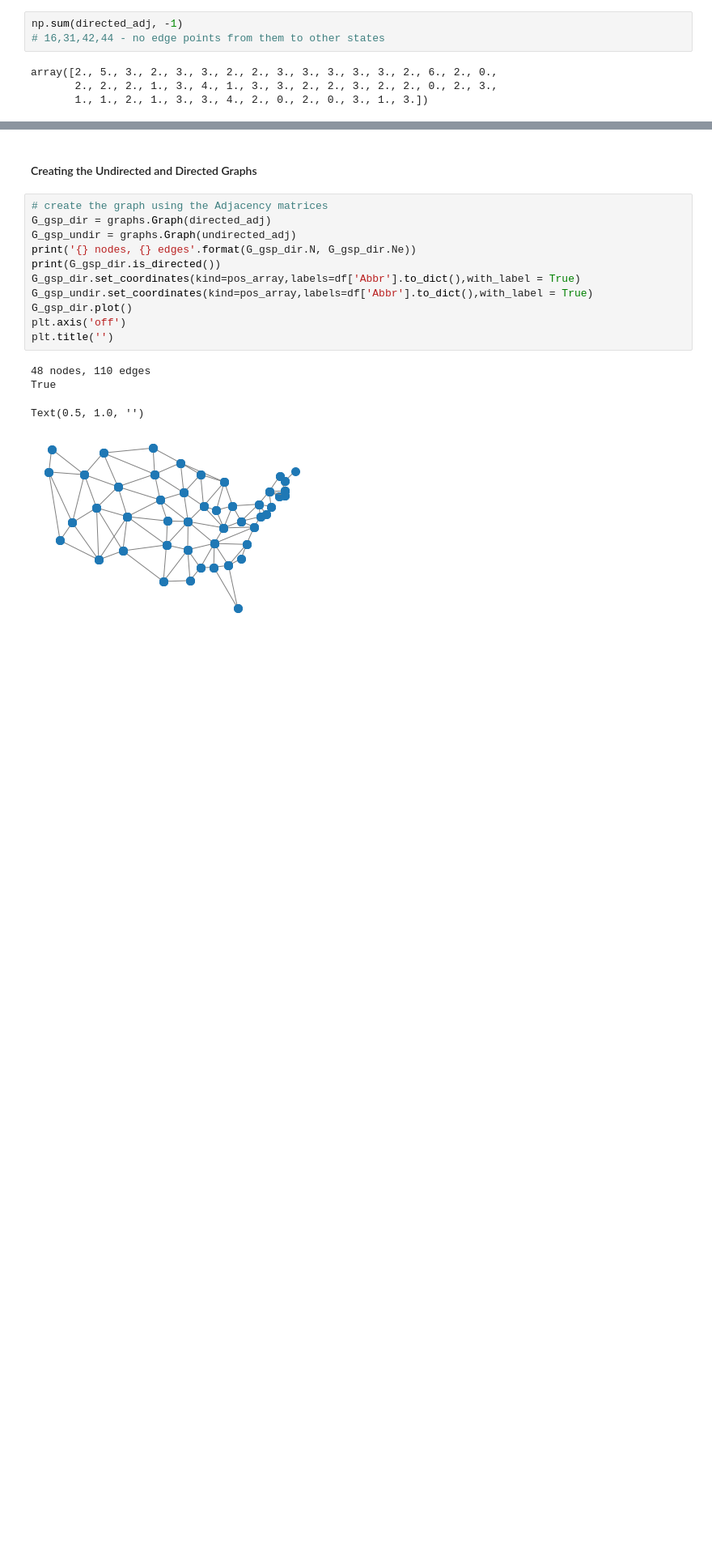
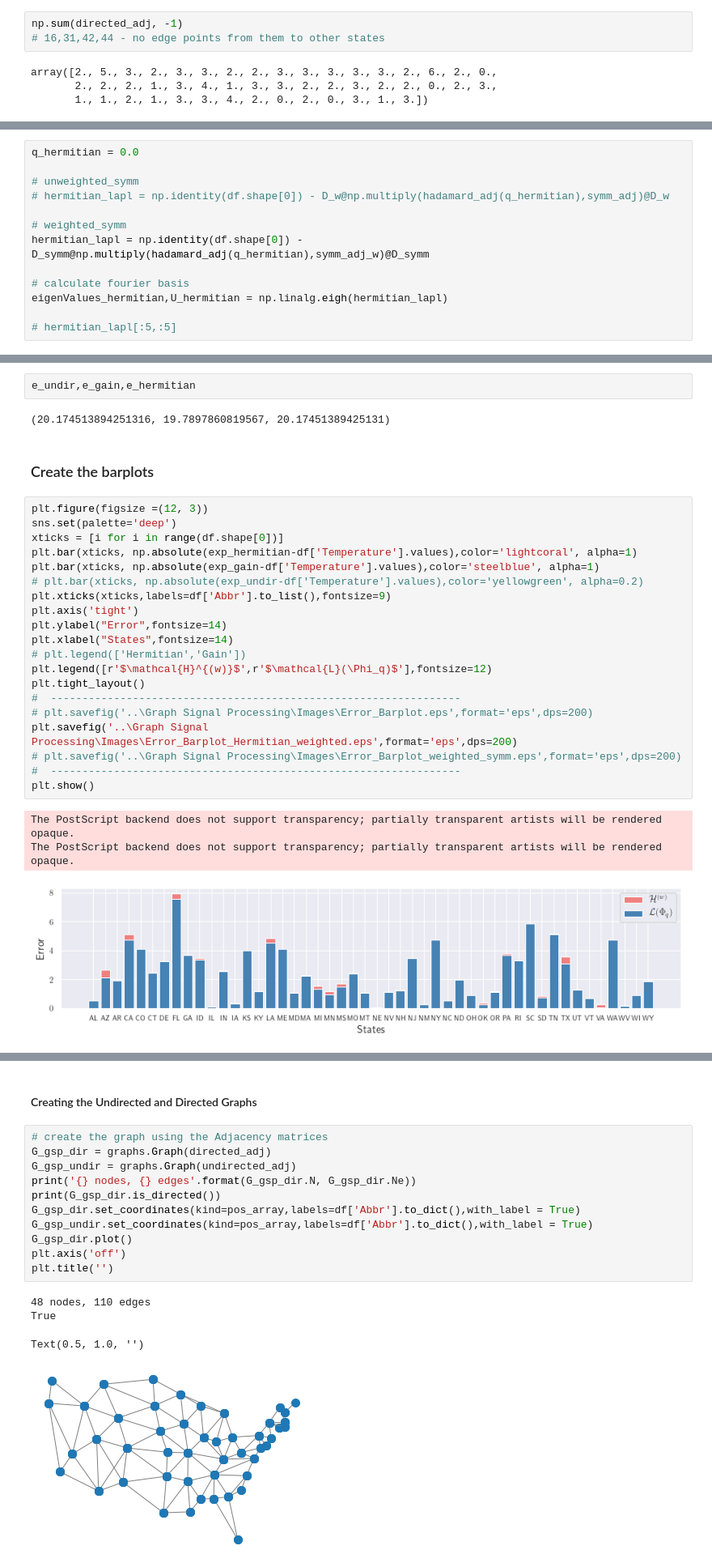
Before and after one commit to KumarNavish/graph-signal-processing, a Jupyter notebook: Graph Signal Processing on Gain Graphs.ipynb, the cells around one changed output, grey strips where cells are left out. Shown: that part at 81% size. Saved outputs shown, nothing was run; the diff lists cells and outputs as text; blank space fills up the shorter version.

```diff
--- a/Graph Signal Processing on Gain Graphs.ipynb
+++ b/Graph Signal Processing on Gain Graphs.ipynb
@@ -91,0 +187,13 @@ df[df.index == 31]
+# %%
+q_hermitian = 0.0
+
+# unweighted_symm
+# hermitian_lapl = np.identity(df.shape[0]) - D_w@np.multiply(hadamard_adj(q_hermitian),symm_adj)@D_w
+
+# weighted_symm
+hermitian_lapl = np.identity(df.shape[0]) - D_symm@np.multiply(hadamard_adj(q_hermitian),symm_adj_w)@D_symm
+
+# calculate fourier basis
+eigenValues_hermitian,U_hermitian = np.linalg.eigh(hermitian_lapl)
+
+# hermitian_lapl[:5,:5]
@@ -91,0 +284,30 @@ df[df.index == 31]
+# %%
+e_undir,e_gain,e_hermitian
+# %% [output]
+(20.174513894251316, 19.7897860819567, 20.17451389425131)
+# %% [markdown]
+### Create the barplots
+# %%
+plt.figure(figsize =(12, 3))
+sns.set(palette='deep')
+xticks = [i for i in range(df.shape[0])]
+plt.bar(xticks, np.absolute(exp_hermitian-df['Temperature'].values),color='lightcoral', alpha=1)
+plt.bar(xticks, np.absolute(exp_gain-df['Temperature'].values),color='steelblue', alpha=1)
+# plt.bar(xticks, np.absolute(exp_undir-df['Temperature'].values),color='yellowgreen', alpha=0.2)
+plt.xticks(xticks,labels=df['Abbr'].to_list(),fontsize=9)
+plt.axis('tight')
+plt.ylabel("Error",fontsize=14)
+plt.xlabel("States",fontsize=14)
+# plt.legend(['Hermitian','Gain'])
+plt.legend([r'$\mathcal{H}^{(w)}$',r'$\mathcal{L}(\Phi_q)$'],fontsize=12)
+plt.tight_layout()
+#  -----------------------------------------------------------------
+# plt.savefig('..\Graph Signal Processing\Images\Error_Barplot.eps',format='eps',dps=200)
+plt.savefig('..\Graph Signal Processing\Images\Error_Barplot_Hermitian_weighted.eps',format='eps',dps=200)
+# plt.savefig('..\Graph Signal Processing\Images\Error_Barplot_weighted_symm.eps',format='eps',dps=200)
+#  -----------------------------------------------------------------
+plt.show()
+# %% [output]
+The PostScript backend does not support transparency; partially transparent artists will be rendered opaque.
+The PostScript backend does not support transparency; partially transparent artists will be rendered opaque.
+[figure, added]
```
Also changed, not shown: parts of 75 cells of this notebook, 9 other files.
